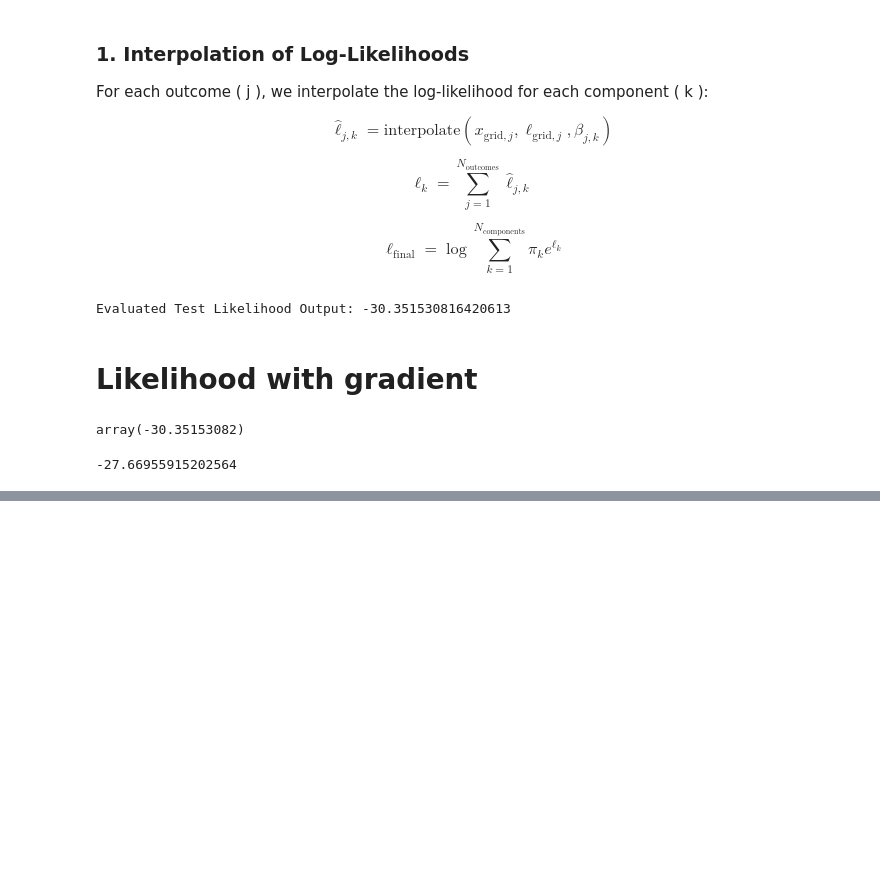
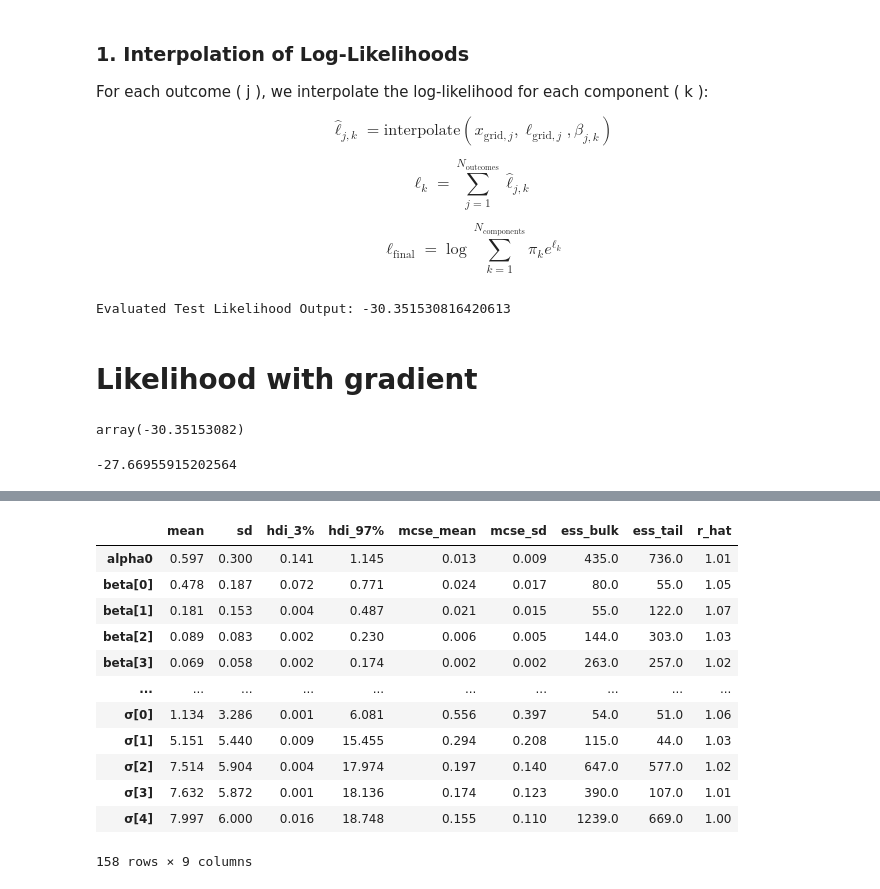
Before and after one commit to Kumachar/ResearchExamples, a Jupyter notebook: real_data_experiment.ipynb, the cells around one changed output, grey strips where cells are left out. Drawn from its saved outputs; the diff is of its cells as text; code cells hidden in the pictures; blank space fills up the shorter version.

```diff
--- a/real_data_experiment.ipynb
+++ b/real_data_experiment.ipynb
@@ -482,0 +478,16 @@ Initializing NUTS using advi...
+# %%
+az.summary(trace)
+# %% [output]
+|  | mean | sd | hdi_3% | hdi_97% | mcse_mean | mcse_sd | ess_bulk | ess_tail | r_hat |
+| alpha0 | 0.597 | 0.300 | 0.141 | 1.145 | 0.013 | 0.009 | 435.0 | 736.0 | 1.01 |
+| beta[0] | 0.478 | 0.187 | 0.072 | 0.771 | 0.024 | 0.017 | 80.0 | 55.0 | 1.05 |
+| beta[1] | 0.181 | 0.153 | 0.004 | 0.487 | 0.021 | 0.015 | 55.0 | 122.0 | 1.07 |
+| beta[2] | 0.089 | 0.083 | 0.002 | 0.230 | 0.006 | 0.005 | 144.0 | 303.0 | 1.03 |
+| beta[3] | 0.069 | 0.058 | 0.002 | 0.174 | 0.002 | 0.002 | 263.0 | 257.0 | 1.02 |
+| ... | ... | ... | ... | ... | ... | ... | ... | ... | ... |
+| σ[0] | 1.134 | 3.286 | 0.001 | 6.081 | 0.556 | 0.397 | 54.0 | 51.0 | 1.06 |
+| σ[1] | 5.151 | 5.440 | 0.009 | 15.455 | 0.294 | 0.208 | 115.0 | 44.0 | 1.03 |
+| σ[2] | 7.514 | 5.904 | 0.004 | 17.974 | 0.197 | 0.140 | 647.0 | 577.0 | 1.02 |
+| σ[3] | 7.632 | 5.872 | 0.001 | 18.136 | 0.174 | 0.123 | 390.0 | 107.0 | 1.01 |
+| σ[4] | 7.997 | 6.000 | 0.016 | 18.748 | 0.155 | 0.110 | 1239.0 | 669.0 | 1.00 |
+158 rows × 9 columns
```
Also changed, not shown: parts of 8 cells of this notebook, 1 other file.
